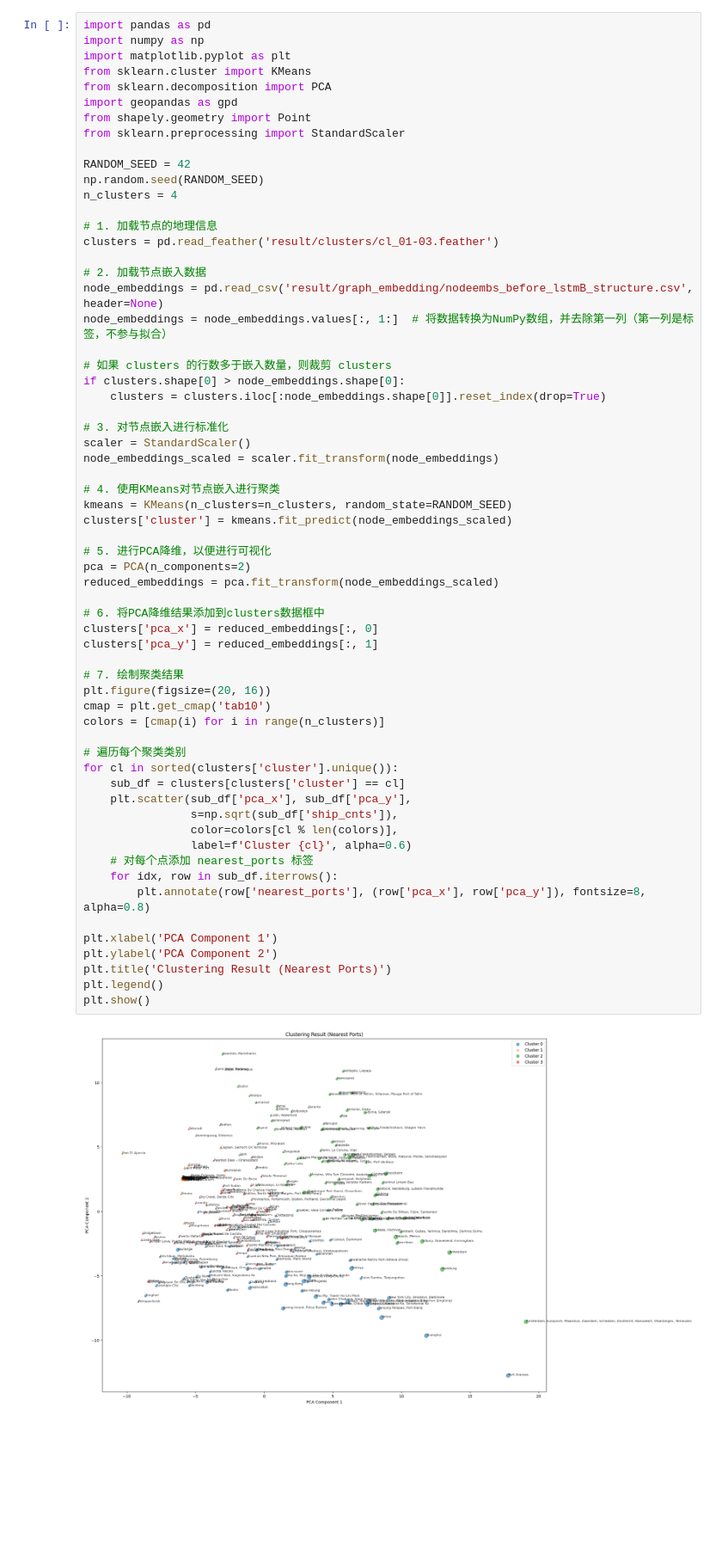
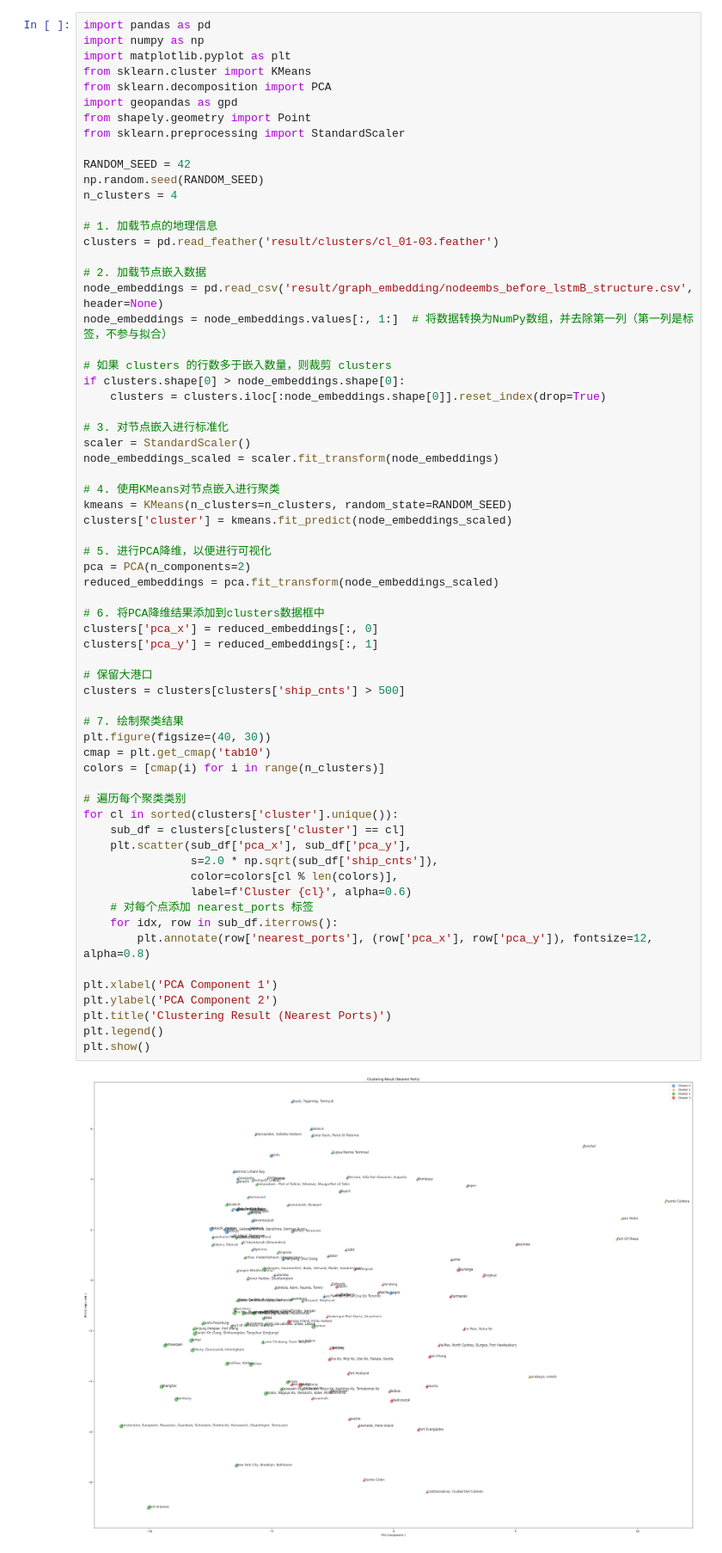
Before and after one commit to Paulliant/global-shipping-networks-analysis, a Jupyter notebook: Network Analysis/graph_embedding_calculate.ipynb, the cells around one changed output. Shown at 86% size. Drawn from its saved outputs; the diff is of its cells as text; blank space fills up the shorter version.

```diff
--- a/Network Analysis/graph_embedding_calculate.ipynb
+++ b/Network Analysis/graph_embedding_calculate.ipynb
@@ -31,37 +31,40 @@ node_embeddings_scaled = scaler.fit_transform(node_embeddings)
 kmeans = KMeans(n_clusters=n_clusters, random_state=RANDOM_SEED)
 clusters['cluster'] = kmeans.fit_predict(node_embeddings_scaled)
 
 # 5. 进行PCA降维，以便进行可视化
 pca = PCA(n_components=2)
 reduced_embeddings = pca.fit_transform(node_embeddings_scaled)
 
 # 6. 将PCA降维结果添加到clusters数据框中
 clusters['pca_x'] = reduced_embeddings[:, 0]
 clusters['pca_y'] = reduced_embeddings[:, 1]
 
+# 保留大港口
+clusters = clusters[clusters['ship_cnts'] > 500]
+
 # 7. 绘制聚类结果
-plt.figure(figsize=(20, 16))
+plt.figure(figsize=(40, 30))
 cmap = plt.get_cmap('tab10')
 colors = [cmap(i) for i in range(n_clusters)]
 
 # 遍历每个聚类类别
 for cl in sorted(clusters['cluster'].unique()):
     sub_df = clusters[clusters['cluster'] == cl]
     plt.scatter(sub_df['pca_x'], sub_df['pca_y'],
-                s=np.sqrt(sub_df['ship_cnts']),
+                s=2.0 * np.sqrt(sub_df['ship_cnts']),
                 color=colors[cl % len(colors)],
                 label=f'Cluster {cl}', alpha=0.6)
     # 对每个点添加 nearest_ports 标签
     for idx, row in sub_df.iterrows():
-        plt.annotate(row['nearest_ports'], (row['pca_x'], row['pca_y']), fontsize=8, alpha=0.8)
+        plt.annotate(row['nearest_ports'], (row['pca_x'], row['pca_y']), fontsize=12, alpha=0.8)
 
 plt.xlabel('PCA Component 1')
 plt.ylabel('PCA Component 2')
 plt.title('Clustering Result (Nearest Ports)')
 plt.legend()
 plt.show()
 # %% [output]
-[figure, old version]
+[figure, new version]
 # %%
 import pandas as pd
 import geopandas as gpd
```
Also changed, not shown: 2 other files.
